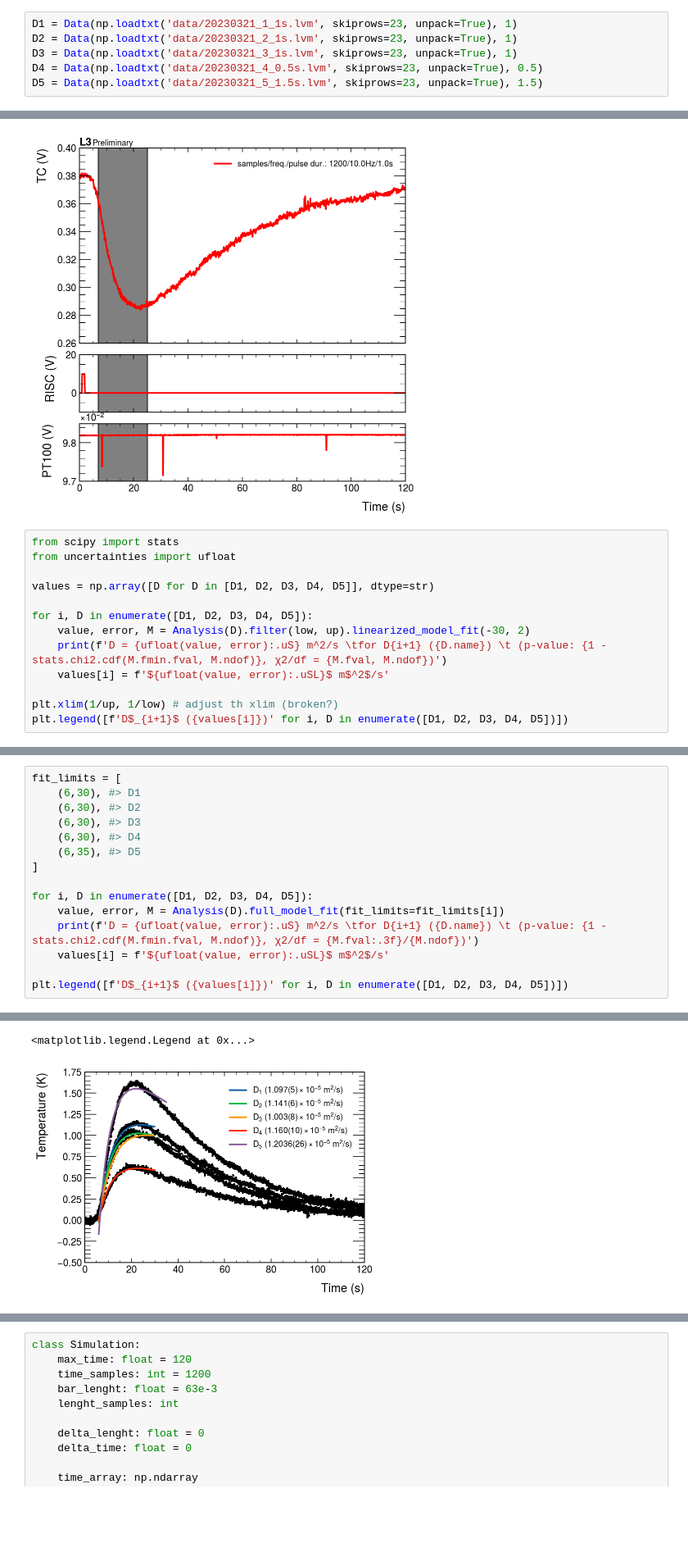
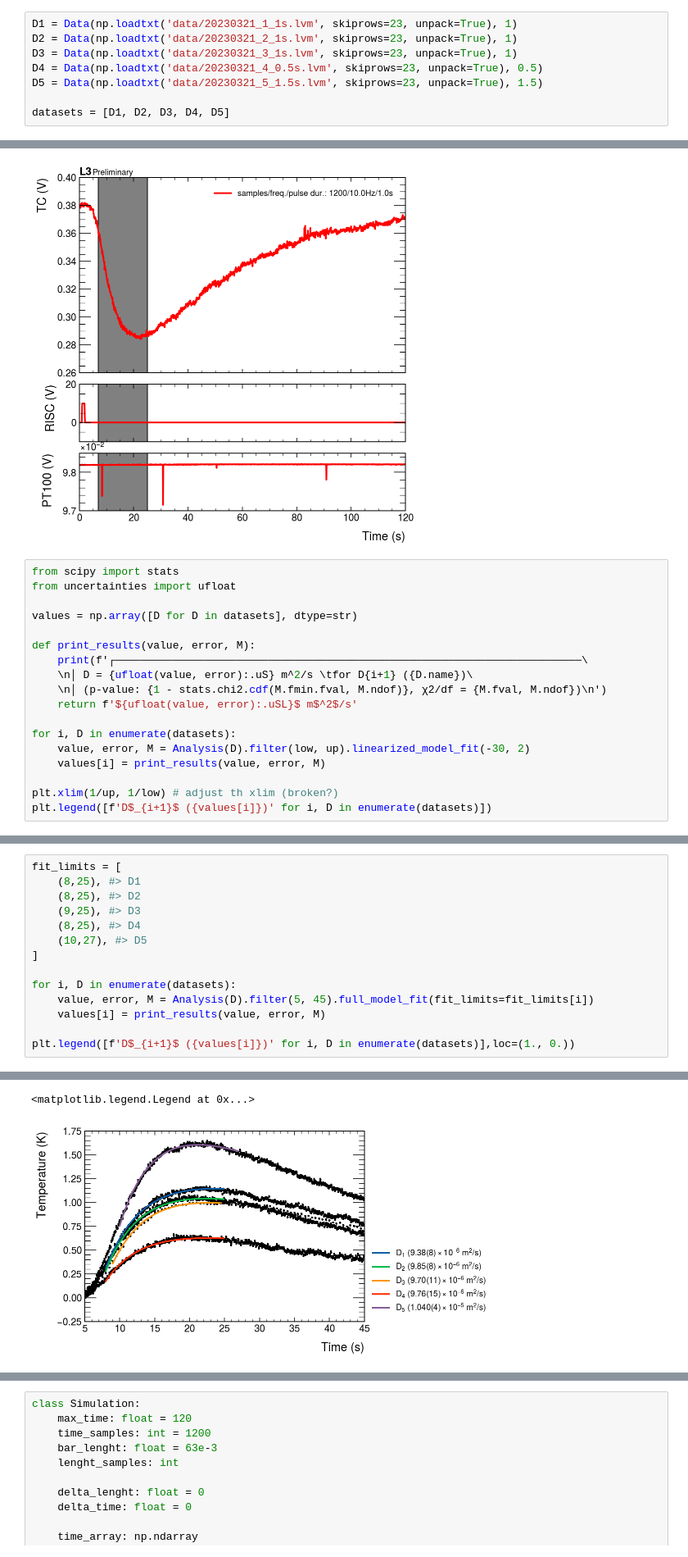
Before and after one commit to mattiasotgia/alphalab3, a Jupyter notebook: HeatTransfer/2023_03_27_analysis.ipynb, the cells around one changed output, grey strips where cells are left out. Shown at 82% size. Cells and saved outputs as stored; diff of their text form; blank space fills up the shorter version.

```diff
--- a/HeatTransfer/2023_03_27_analysis.ipynb
+++ b/HeatTransfer/2023_03_27_analysis.ipynb
@@ -34,6 +35,8 @@ D2 = Data(np.loadtxt('data/20230321_2_1s.lvm', skiprows=23, unpack=True), 1)
 D3 = Data(np.loadtxt('data/20230321_3_1s.lvm', skiprows=23, unpack=True), 1)
 D4 = Data(np.loadtxt('data/20230321_4_0.5s.lvm', skiprows=23, unpack=True), 0.5)
 D5 = Data(np.loadtxt('data/20230321_5_1.5s.lvm', skiprows=23, unpack=True), 1.5)
+
+datasets = [D1, D2, D3, D4, D5]
 # %% [markdown]
 Possiamo così rapidamente analizzare i valori ottenuti (per esempio osservo subito che la temperatura del PT100 risulta invariante rispetto al tempo)
 # %%
@@ -200,13 +58,18 @@ D1.prelim_plot(low,up)
 from scipy import stats
 from uncertainties import ufloat
 
-values = np.array([D for D in [D1, D2, D3, D4, D5]], dtype=str)
+values = np.array([D for D in datasets], dtype=str)
 
-for i, D in enumerate([D1, D2, D3, D4, D5]):
+def print_results(value, error, M):
+    print(f'┌─────────────────────────────────────────────────────────────────────────\
+    \n│ D = {ufloat(value, error):.uS} m^2/s \tfor D{i+1} ({D.name})\
+    \n│ (p-value: {1 - stats.chi2.cdf(M.fmin.fval, M.ndof)}, χ2/df = {M.fval, M.ndof})\n')
+    return f'${ufloat(value, error):.uSL}$ m$^2$/s'
+
+for i, D in enumerate(datasets):
     value, error, M = Analysis(D).filter(low, up).linearized_model_fit(-30, 2)
-    print(f'D = {ufloat(value, error):.uS} m^2/s \tfor D{i+1} ({D.name}) \t (p-value: {1 - stats.chi2.cdf(M.fmin.fval, M.ndof)}, χ2/df = {M.fval, M.ndof})')
-    values[i] = f'${ufloat(value, error):.uSL}$ m$^2$/s'
+    values[i] = print_results(value, error, M)
 
 plt.xlim(1/up, 1/low) # adjust th xlim (broken?)
-plt.legend([f'D$_{i+1}$ ({values[i]})' for i, D in enumerate([D1, D2, D3, D4, D5])])
+plt.legend([f'D$_{i+1}$ ({values[i]})' for i, D in enumerate(datasets)])
 # %% [output]
@@ -220,16 +97,15 @@ D = 6.944(21)e-06 m^2/s         for D5 (samples/freq./pulse dur.: 1200/10.0Hz/1.
 # %%
 fit_limits = [
-    (6,30), #> D1
-    (6,30), #> D2
-    (6,30), #> D3
-    (6,30), #> D4
-    (6,35), #> D5
+    (8,25), #> D1
+    (8,25), #> D2
+    (9,25), #> D3
+    (8,25), #> D4
+    (10,27), #> D5
 ]
 
-for i, D in enumerate([D1, D2, D3, D4, D5]):
-    value, error, M = Analysis(D).full_model_fit(fit_limits=fit_limits[i])
-    print(f'D = {ufloat(value, error):.uS} m^2/s \tfor D{i+1} ({D.name}) \t (p-value: {1 - stats.chi2.cdf(M.fmin.fval, M.ndof)}, χ2/df = {M.fval:.3f}/{M.ndof})')
-    values[i] = f'${ufloat(value, error):.uSL}$ m$^2$/s'
+for i, D in enumerate(datasets):
+    value, error, M = Analysis(D).filter(5, 45).full_model_fit(fit_limits=fit_limits[i])
+    values[i] = print_results(value, error, M)
 
-plt.legend([f'D$_{i+1}$ ({values[i]})' for i, D in enumerate([D1, D2, D3, D4, D5])])
+plt.legend([f'D$_{i+1}$ ({values[i]})' for i, D in enumerate(datasets)],loc=(1., 0.))
 # %% [output]
@@ -241,2 +131,2 @@ D = 1.2036(26)e-05 m^2/s        for D5 (samples/freq./pulse dur.: 1200/10.0Hz/1.
 <matplotlib.legend.Legend at 0x...>
-[figure, old version]
+[figure, new version]
```
Also changed, not shown: parts of 6 cells of this notebook, 3 other files.
